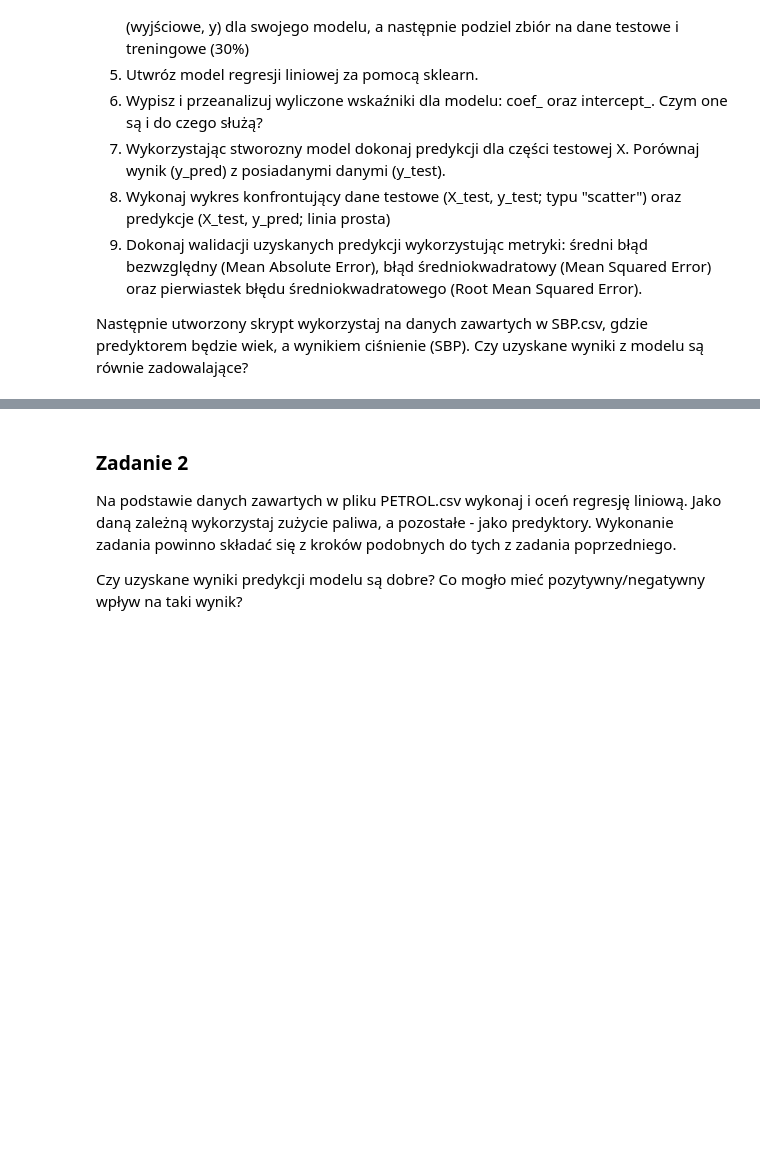
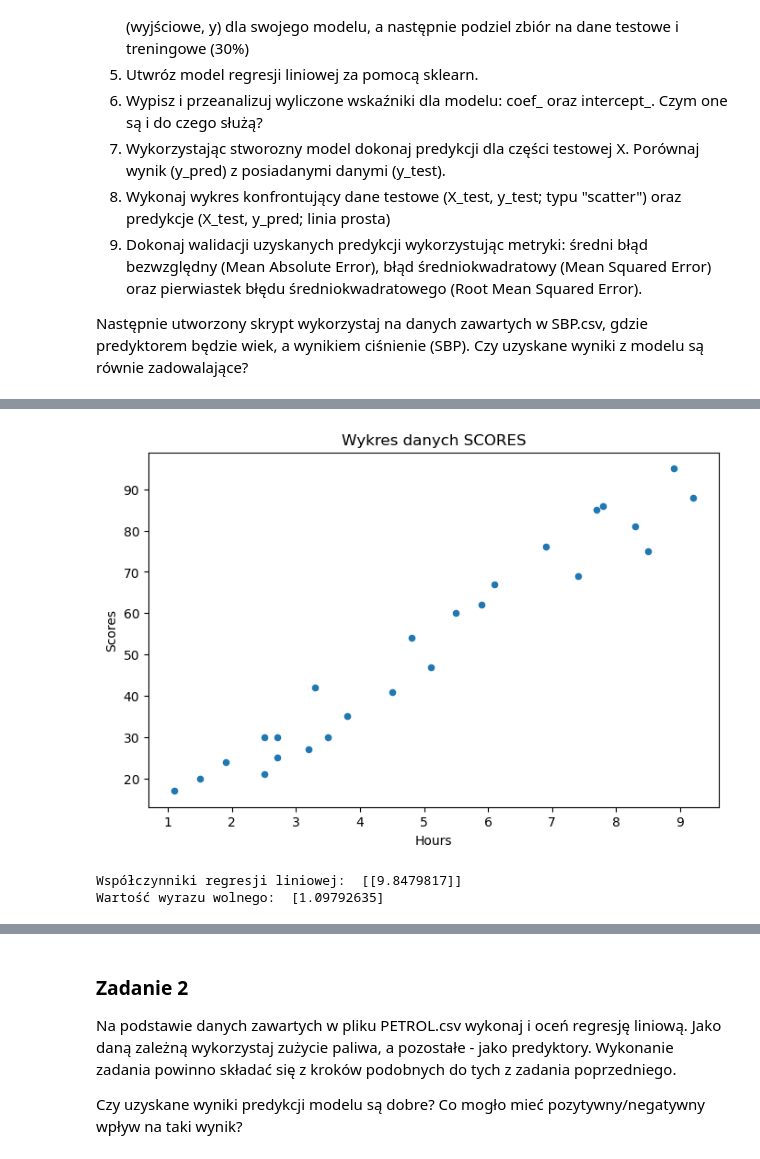
Before and after one commit to Michal-Szmuksta-AGH/Michal_Szmuksta, a Jupyter notebook: L7_Michał_Szmuksta/Modele Liniowe - zadania.ipynb, the cells around one changed output, grey strips where cells are left out. Saved outputs shown, nothing was run; the diff lists cells and outputs as text; code cells hidden in the pictures; blank space fills up the shorter version.

```diff
--- a/L7_Michał_Szmuksta/Modele Liniowe - zadania.ipynb
+++ b/L7_Michał_Szmuksta/Modele Liniowe - zadania.ipynb
@@ -41,0 +77,9 @@ Następnie utworzony skrypt wykorzystaj na danych zawartych w SBP.csv, gdzie pre
+# %%
+# 3. Wstępna wizualizacja danych
+
+fig, ax = plt.subplots(figsize=(8, 5))
+Scores.plot.scatter(ax = ax, x = 'Hours', y='Scores')
+plt.title('Wykres danych SCORES')
+plt.show()
+# %% [output]
+[figure, added]
@@ -41,0 +98,10 @@ Następnie utworzony skrypt wykorzystaj na danych zawartych w SBP.csv, gdzie pre
+# %%
+# 6. Wypisanie wskaźników coeff_ oraz intercept_
+
+coef = regr.coef_
+print('Współczynniki regresji liniowej: ',coef)
+intercept = regr.intercept_
+print('Wartość wyrazu wolnego: ', intercept)
+# %% [output]
+Współczynniki regresji liniowej:  [[9.8479817]]
+Wartość wyrazu wolnego:  [1.09792635]
```
Also changed, not shown: parts of 64 cells of this notebook, 3 other files.
